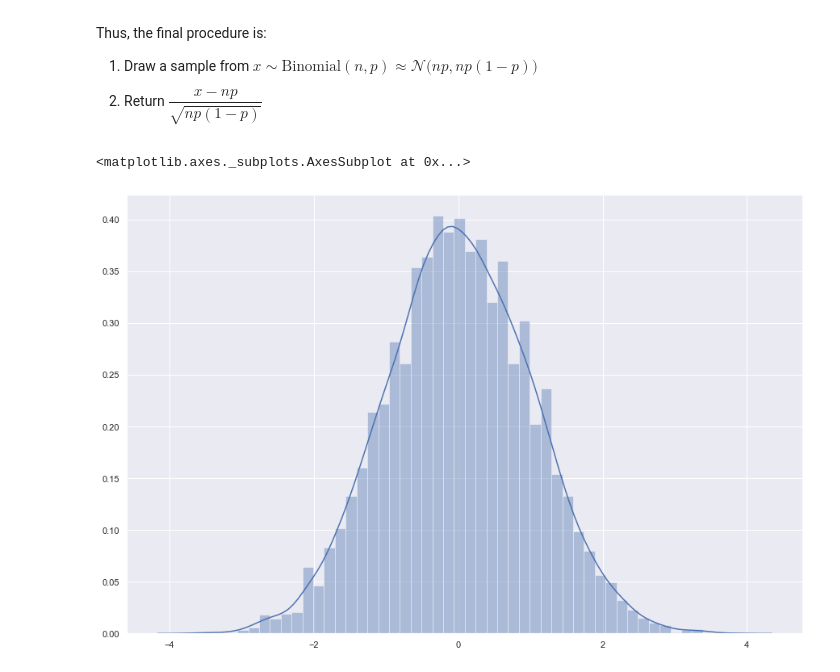
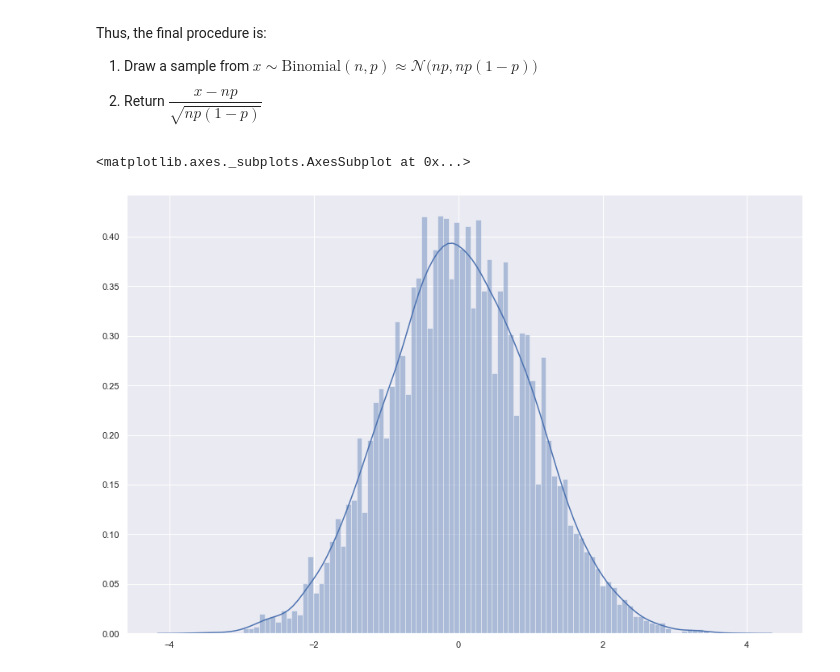
Before and after one commit to adijo/data-science-prep, a Jupyter notebook: code/Standard Normal From Bernoulli.ipynb, the cells around one changed output. Saved outputs shown, nothing was run; the diff lists cells and outputs as text; code cells hidden in the pictures.

```diff
--- a/code/Standard Normal From Bernoulli.ipynb
+++ b/code/Standard Normal From Bernoulli.ipynb
@@ -39,7 +39,7 @@ num_experiments = 10000
 samples = [standard_normal() for _ in range(num_experiments)]
 # %%
 rcParams['figure.figsize'] = 15, 10
-sns.distplot(samples)
+sns.distplot(samples, bins=100)
 # %% [output]
 <matplotlib.axes._subplots.AxesSubplot at 0x...>
-[figure, old version]
+[figure, new version]
```
Also changed, not shown: parts of 3 cells of this notebook.
